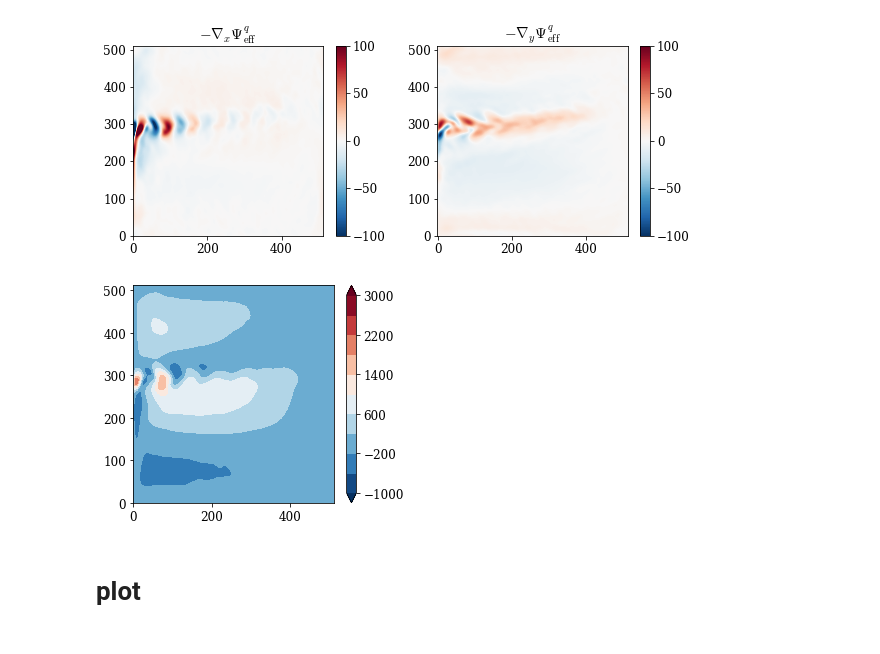
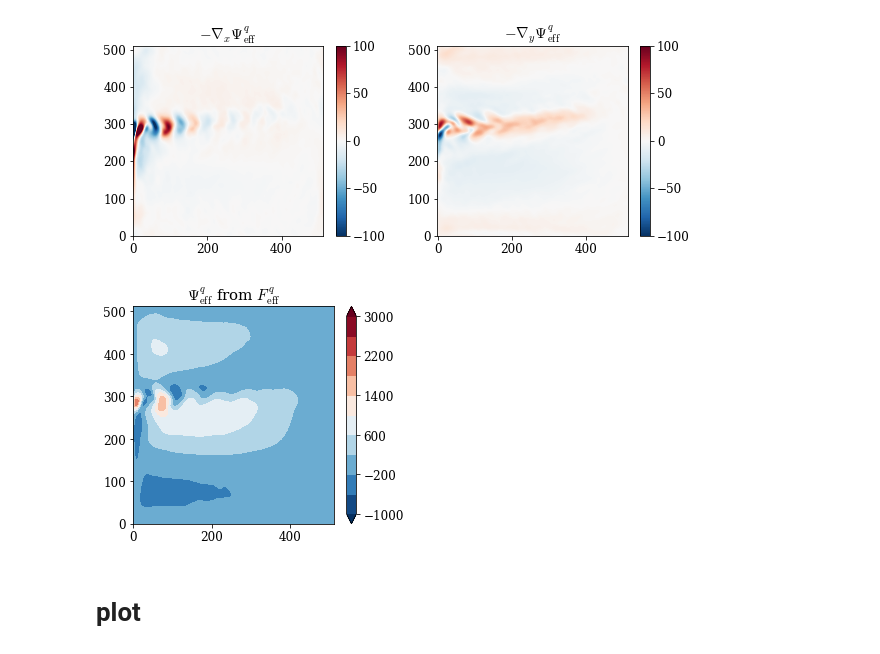
Before and after one commit to 27septembre/QG_eff, a Jupyter notebook: 4_qgm2_calc_eff_after_training-plot.ipynb, the cells around one changed output. Drawn from its saved outputs; the diff is of its cells as text; code cells hidden in the pictures.

```diff
--- a/4_qgm2_calc_eff_after_training-plot.ipynb
+++ b/4_qgm2_calc_eff_after_training-plot.ipynb
@@ -404,11 +408,13 @@ for l in range(layers):
 # %%
 fig = plt.figure(figsize = (4.5, 4))
 for layer in range(1):
     ax = plt.subplot(1, 1, layer+1)
     cs = ax.tricontourf(triang,eff_p[layer].compute_vertex_values(),origin='lower',levels=np.linspace(-1000,3000,11),extend='both')
     plt.colorbar(cs)
+
+aa=plt.title(r"$\Psi^{%s}_{\rm eff}$ from $F_{\rm eff}^{%s}$"%(fn_label,fn_label),fontsize=15)
 # %% [output]
-[figure, old version]
+[figure, new version]
 # %% [markdown]
 # plot
 # %%
```
Also changed, not shown: parts of 7 cells of this notebook.
